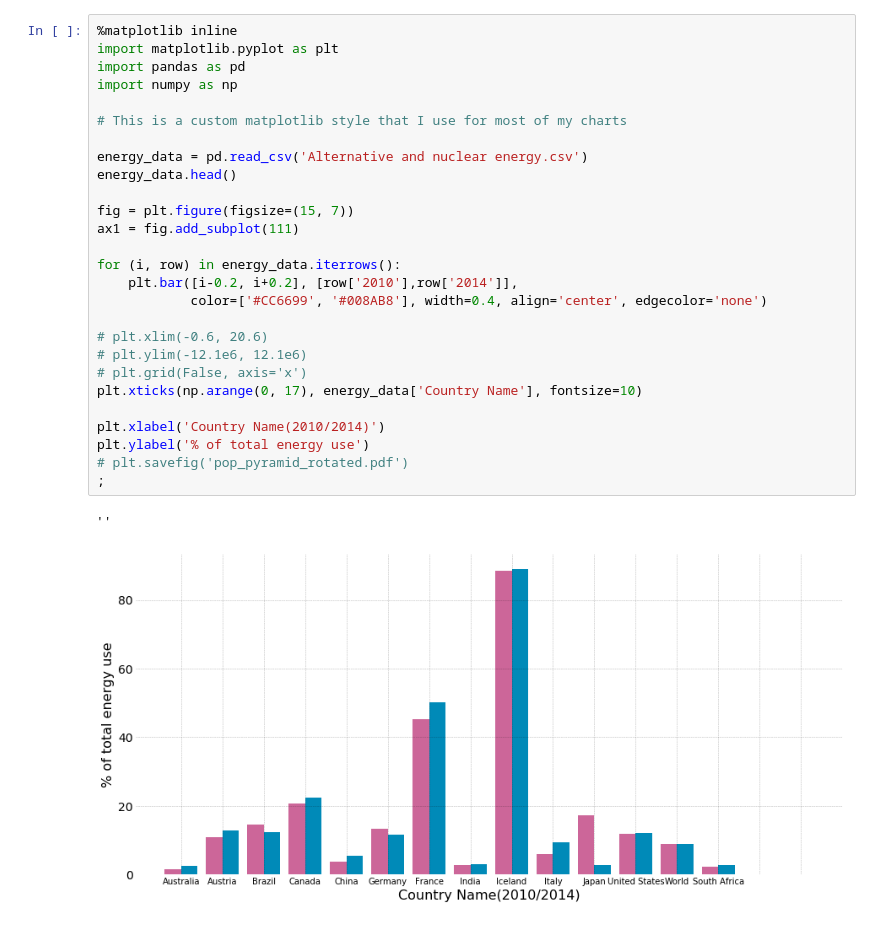
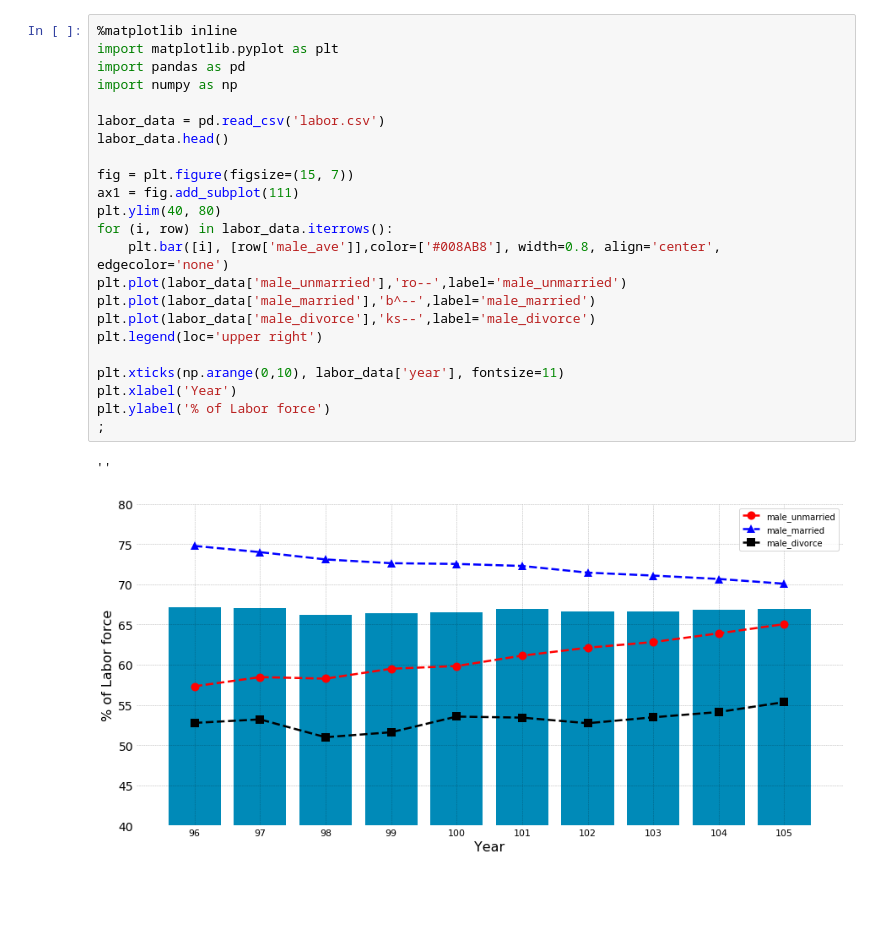
Before and after one commit to a19990506/Hello-World, a Jupyter notebook: hw1.ipynb, the cells around one changed output. Saved outputs shown, nothing was run; the diff lists cells and outputs as text; blank space fills up the shorter version.

```diff
--- a/hw1.ipynb
+++ b/hw1.ipynb
@@ -53,30 +52,26 @@ plt.ylabel('% of total energy use')
 # %%
 %matplotlib inline
 import matplotlib.pyplot as plt
 import pandas as pd
 import numpy as np
 
-# This is a custom matplotlib style that I use for most of my charts
-
-energy_data = pd.read_csv('Alternative and nuclear energy.csv')
-energy_data.head()
+labor_data = pd.read_csv('labor.csv')
+labor_data.head()
 
 fig = plt.figure(figsize=(15, 7))
 ax1 = fig.add_subplot(111)
+plt.ylim(40, 80)
+for (i, row) in labor_data.iterrows():
+    plt.bar([i], [row['male_ave']],color=['#008AB8'], width=0.8, align='center', edgecolor='none')
+plt.plot(labor_data['male_unmarried'],'ro--',label='male_unmarried')
+plt.plot(labor_data['male_married'],'b^--',label='male_married')
+plt.plot(labor_data['male_divorce'],'ks--',label='male_divorce')
+plt.legend(loc='upper right')
 
-for (i, row) in energy_data.iterrows():
-    plt.bar([i-0.2, i+0.2], [row['2010'],row['2014']],
-            color=['#CC6699', '#008AB8'], width=0.4, align='center', edgecolor='none')
-
-# plt.xlim(-0.6, 20.6)
-# plt.ylim(-12.1e6, 12.1e6)
-# plt.grid(False, axis='x')
-plt.xticks(np.arange(0, 17), energy_data['Country Name'], fontsize=10)
-
-plt.xlabel('Country Name(2010/2014)')
-plt.ylabel('% of total energy use')
-# plt.savefig('pop_pyramid_rotated.pdf')
+plt.xticks(np.arange(0,10), labor_data['year'], fontsize=11)
+plt.xlabel('Year')
+plt.ylabel('% of Labor force')
 ;
 # %% [output]
 ''
-[figure, old version]
+[figure, new version]
```
Also changed, not shown: parts of 10 cells of this notebook, 2 other files.
